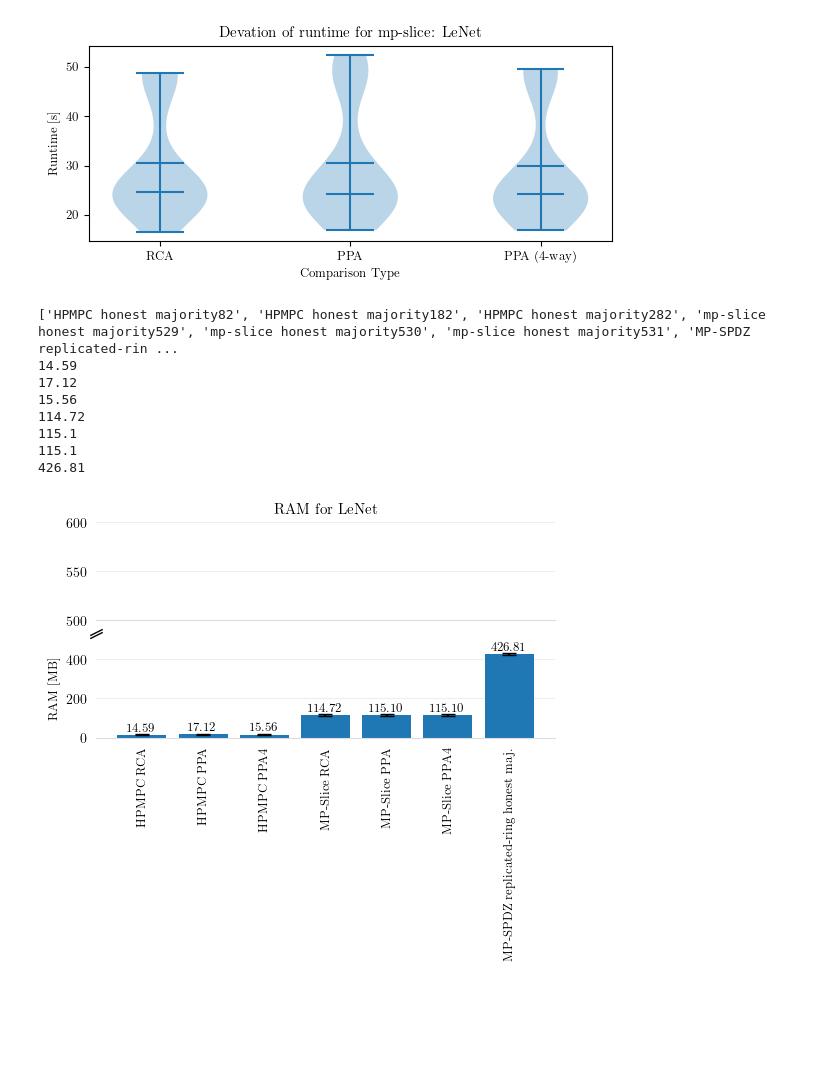
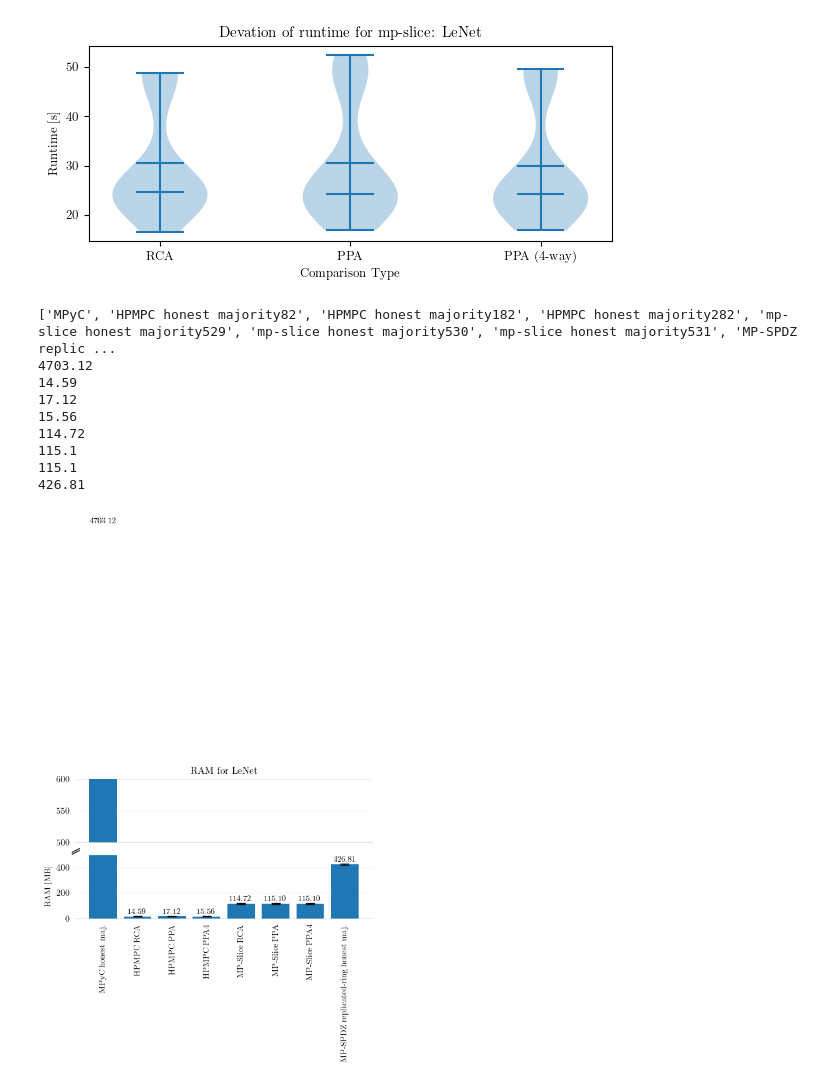
Before and after one commit to aSlunk/results, a Jupyter notebook: mp-slice/06_LeNet/Deviation.ipynb, the cells around one changed output. Saved outputs shown, nothing was run; the diff lists cells and outputs as text; code cells hidden in the pictures; blank space fills up the shorter version.

```diff
--- a/mp-slice/06_LeNet/Deviation.ipynb
+++ b/mp-slice/06_LeNet/Deviation.ipynb
@@ -27,7 +27,7 @@ experiment = "06_LeNet" # 529|530|531
 # experiment = "15_BitAND" # 524
 # experiment = "16_Division" # 510
 
-framworks = ["HPMPC", "mp-slice", "MP-SPDZ"]
+framworks = ["MPyC", "HPMPC", "mp-slice", "MP-SPDZ"]
 # framworks = ["mp-slice"]
 # framworks = ["MPyC", "HPMPC", "mp-slice", "MP-SPDZ"]
 
@@ -122,7 +122,7 @@ bandwidth,label=rf.get_bandwidth_deviation(data)
 
 # label = ['HPMPC RCA', 'HPMPC PPA', 'HPMPC PPA4', 'mp-slice RCA', 'mp-slice PPA', 'mp-slice PPA4', 'MP-SPDZ replicated-ring honest maj.', 'MP-SPDZ semi-bin dishonest maj', 'MP-SPDZ replicated-bin honest maj.']
 # label = ['HPMPC RCA', 'HPMPC PPA', 'HPMPC PPA4', 'mp-slice RCA', 'mp-slice PPA', 'mp-slice PPA4', 'MP-SPDZ replicated-ring honest maj.', 'MP-SPDZ semi2k dishonest maj.']
-label = ['HPMPC RCA', 'HPMPC PPA', 'HPMPC PPA4', 'MP-Slice RCA', 'MP-Slice PPA', 'MP-Slice PPA4', 'MP-SPDZ replicated-ring honest maj.']
+label = ['MPyC honest maj.', 'HPMPC RCA', 'HPMPC PPA', 'HPMPC PPA4', 'MP-Slice RCA', 'MP-Slice PPA', 'MP-Slice PPA4', 'MP-SPDZ replicated-ring honest maj.']
 # label = ['HPMPC RCA', 'HPMPC PPA', 'HPMPC PPA4', 'mp-slice RCA', 'mp-slice PPA', 'MP-SPDZ replicated-ring honest maj.']
 # label = ['HPMPC honest majority', 'mp-slice honest majority', 'MP-SPDZ replicated-ring honest maj', 'MP-SPDZ semi2k dishonest maj.']
 
@@ -252,7 +254,7 @@ def plot_ram_bar(data,experiment,frameworks):
     # label = ['HPMPC RCA', 'HPMPC PPA', 'HPMPC PPA4', 'mp-slice RCA', 'mp-slice PPA', 'mp-slice PPA4', 'MP-SPDZ replicated-ring honest maj.', 'MP-SPDZ semi-bin dishonest maj', 'MP-SPDZ replicated-bin honest maj.']
     # label = ['HPMPC honest majority', 'mp-slice honest majority', 'MP-SPDZ replicated-ring honest maj', 'MP-SPDZ semi2k dishonest maj.']
     # label = ['HPMPC RCA', 'HPMPC PPA', 'HPMPC PPA4', 'mp-slice RCA', 'mp-slice PPA', 'MP-SPDZ replicated-ring']
-    label = ['HPMPC RCA', 'HPMPC PPA', 'HPMPC PPA4', 'MP-Slice RCA', 'MP-Slice PPA', 'MP-Slice PPA4', 'MP-SPDZ replicated-ring honest maj.']
+    label = ['MPyC honest maj.', 'HPMPC RCA', 'HPMPC PPA', 'HPMPC PPA4', 'MP-Slice RCA', 'MP-Slice PPA', 'MP-Slice PPA4', 'MP-SPDZ replicated-ring honest maj.']
     # label = ['HPMPC RCA', 'HPMPC PPA', 'HPMPC PPA4', 'mp-slice RCA', 'mp-slice PPA', 'mp-slice PPA4', 'MP-SPDZ replicated-ring honest maj.', 'MP-SPDZ semi2k dishonest maj.']
     bars=ax1.bar(label,values,yerr=error,capsize=5)
     bars2=ax2.bar(label,values,yerr=error,capsize=5)
@@ -295,32 +297,33 @@ def plot_ram_bar(data,experiment,frameworks):
         plt.text(
             bar.get_x() + bar.get_width() / 2,  # X-coordinate: center of the bar
             height + 7.5,  # Y-coordinate: above the top of the bar
             f'{yval:.2f}',  # The value to display
             ha='center',  # Horizontal alignment: center
             va='bottom',  # Vertical alignment: bottom
             weight='bold'  # Font weight: bold
         )
 
     # zoom-in / limit the view to different portions of the data
     ax1.tick_params(axis='y', labelsize=10)
     ax2.tick_params(axis='y', labelsize=10)
     d = .5  # proportion of vertical to horizontal extent of the slanted line
     kwargs = dict(marker=[(-1, -d), (1, d)], markersize=9,
               linestyle="none", color='k', mec='k', mew=1, clip_on=False)
     ax1.plot([-0.15], transform=ax1.transAxes, **kwargs)
     ax2.plot([1.08], transform=ax2.transAxes, **kwargs)
     ax1.figure.set_size_inches(5.91, 2.8)
     ax2.figure.set_size_inches(5.91, 2.8)
     plt.xticks(rotation='vertical')
     plt.show()
 plot_ram_bar(data,experiment,framworks)
 # %% [output]
-['HPMPC honest majority82', 'HPMPC honest majority182', 'HPMPC honest majority282', 'mp-slice honest majority529', 'mp-slice honest majority530', 'mp-slice honest majority531', 'MP-SPDZ replicated-rin ...
+['MPyC', 'HPMPC honest majority82', 'HPMPC honest majority182', 'HPMPC honest majority282', 'mp-slice honest majority529', 'mp-slice honest majority530', 'mp-slice honest majority531', 'MP-SPDZ replic ...
+4703.12
 14.59
 17.12
 15.56
 114.72
 115.1
 115.1
 426.81
-[figure, old version]
+[figure, new version]
```
Also changed, not shown: parts of 5 cells of this notebook.
